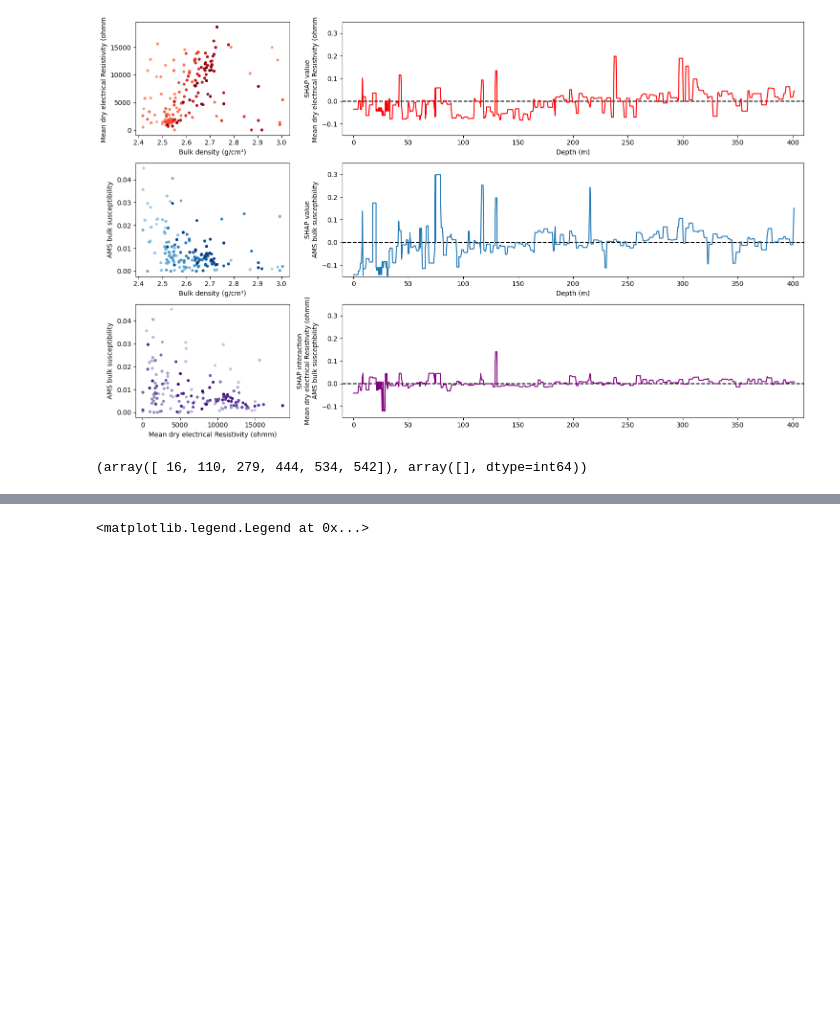
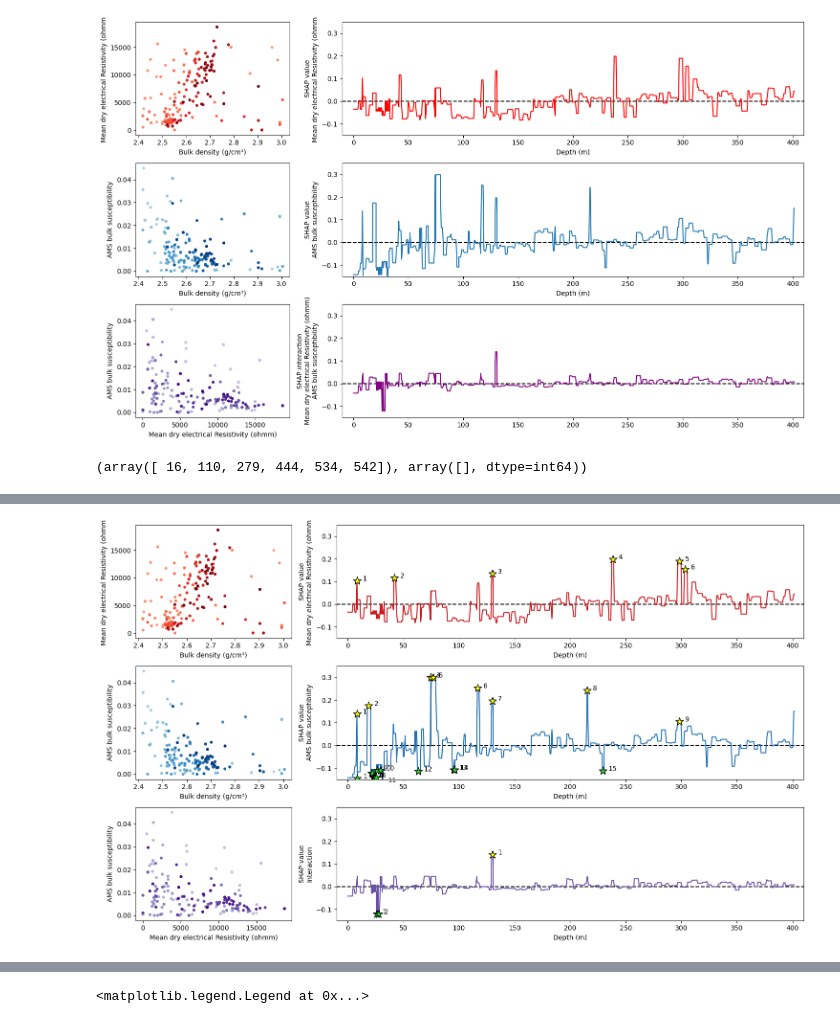
Before and after one commit to SerpRateAI/AI-pipeline-boreholes, a Jupyter notebook: ams-resist-analysis.ipynb, the cells around one changed output, grey strips where cells are left out. Saved outputs shown, nothing was run; the diff lists cells and outputs as text; code cells hidden in the pictures; blank space fills up the shorter version.

```diff
--- a/ams-resist-analysis.ipynb
+++ b/ams-resist-analysis.ipynb
@@ -279,0 +345,85 @@ fig.savefig('shap.pdf', bbox_inches='tight')
+# %%
+fig, (ax1, ax2, ax3) = plt.subplots(3, 2, gridspec_kw={'width_ratios': [3, 9]}, figsize=(15, 9))
+
+
+# calculate shap values
+physics = ['Mean dry electrical Resistivity (ohmm)', 'AMS bulk susceptibility',]
+X = df[physics]
+y = df['Bulk density (g/cm³)']
+explainer = shap.TreeExplainer(phys)
+shap_values = explainer(X)
+shap_df = pd.DataFrame(columns=X.columns, index=df['TOP_DEPTH'])
+for n, c in enumerate(X.columns):
+    shap_df[c] = shap_values[:,n].values
+shap_interaction_values = explainer.shap_interaction_values(X)
+
+def plot_scatter_and_shap(rawdata, shapdf, ycol, axrow, colormap):
+
+    # plot left panel raw data scatter plot
+    axrow[0].scatter(rawdata['Bulk density (g/cm³)'], rawdata[ycol], c=rawdata.TOP_DEPTH, cmap=colormap, vmin=-200, marker='.')
+    axrow[0].set_ylabel(ycol)
+    axrow[0].set_xlabel('Bulk density (g/cm³)')
+
+
+    # plot right panel model shap values for variable
+    axrow[1].plot(shapdf.index, shapdf[ycol], color=colormap(0.75))
+    axrow[1].set_ylabel('SHAP value\n'+ycol)
+    axrow[1].set_ylim(-0.15, 0.35)
+    axrow[1].plot((-10, 410), (0, 0), zorder=0, color='black', linestyle='--')
+    axrow[1].set_xlim(-10, 410)
+    axrow[1].set_xlabel('Depth (m)')
+
+    # plot peaks on right panel
+
+    pos, neg = find_peaks_custom(shapdf[ycol])
+    x = shap_df.index[pos].values
+    y = shap_df[ycol].iloc[pos].values
+    axrow[1].scatter(x, y, marker='*', color='yellow', edgecolor='black', s=150, zorder=20)
+    for n in np.arange(len(x)):
+        axrow[1].text(s=f'{n+1}', x=x[n]+5, y=y[n])
+
+    x = shap_df.index[neg].values
+    y = shap_df[ycol].iloc[neg].values
+    axrow[1].scatter(x, y, marker='*', color='limegreen', edgecolor='black', s=150, zorder=20)
+    for n in np.arange(len(x)):
+        axrow[1].text(s=f'{n+1}', x=x[n]+5, y=y[n])
+
+def plot_scatter_and_shap_interaction(rawdata, shapdf, ycol, axrow, colormap):
+
+    # plot left panel raw data scatter plot
+    axrow[0].scatter(rawdata[physics[0]], rawdata[physics[1]], c=rawdata.TOP_DEPTH, cmap=colormap, vmin=-200, marker='.')
+    axrow[0].set_xlabel(physics[0])
+    axrow[0].set_ylabel(physics[1])
+
+    # # plot right panel model shap values for variable
+    pos, neg = find_peaks_custom(shap_interaction_values[:,:,1][:,0])
+    x = shap_df.index[pos].values
+    y = shap_interaction_values[:,:,1][:,0][pos]
+    axrow[1].plot(shapdf.index, shap_interaction_values[:,:,1][:,0], color=colormap(0.75))
+    axrow[1].set_ylabel('SHAP value\n'+ycol)
+    axrow[1].set_ylim(-0.15, 0.35)
+    axrow[1].plot((-10, 410), (0, 0), zorder=0, color='black', linestyle='--')
+    axrow[1].set_xlim(-10, 410)
+    axrow[1].set_xlabel('Depth (m)')
+
+    # # plot peaks on right panel
+    # pos, neg = find_peaks_custom(shap_interaction_values[:,:,1][:,0][pos])
+    # x = shap_df.index[pos].values
+    # y = shap_interaction_values[:,:,1][:,0][pos]
+    axrow[1].scatter(x, y, marker='*', color='yellow', edgecolor='black', s=150, zorder=20)
+    for n in np.arange(len(x)):
+        axrow[1].text(s=f'{n+1}', x=x[n]+5, y=y[n])
+
+    x = shap_df.index[neg].values
+    y = shap_interaction_values[:,:,1][:,0][neg]
+    axrow[1].scatter(x, y, marker='*', color='limegreen', edgecolor='black', s=150, zorder=20)
+    for n in np.arange(len(x)):
+        axrow[1].text(s=f'{n+1}', x=x[n]+5, y=y[n])
+
+plot_scatter_and_shap(rawdata=df, shapdf=shap_df, ycol='Mean dry electrical Resistivity (ohmm)', axrow=ax1, colormap=plt.cm.Reds)
+plot_scatter_and_shap(rawdata=df, shapdf=shap_df, ycol='AMS bulk susceptibility', axrow=ax2, colormap=plt.cm.Blues)
+plot_scatter_and_shap_interaction(rawdata=df, shapdf=shap_df, ycol='Interaction', axrow=ax3, colormap=plt.cm.Purples)
+
+fig.tight_layout()
+# %% [output]
+[figure, added]
```
Also changed, not shown: parts of 8 cells of this notebook.
